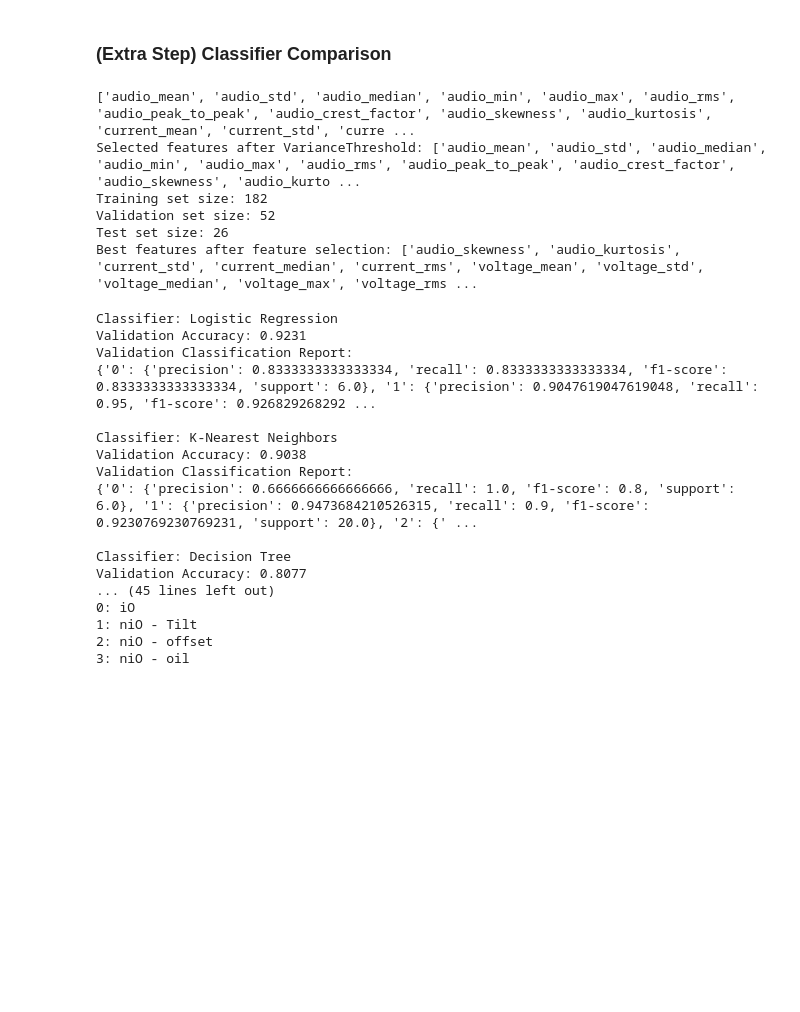
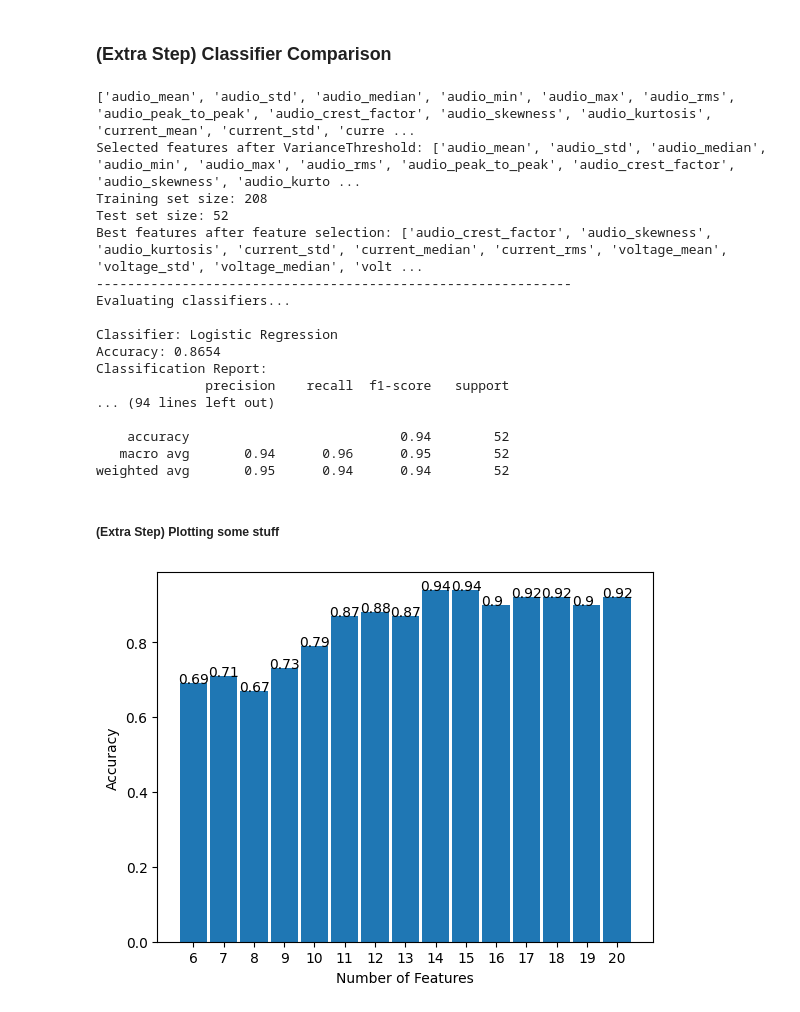
Before and after one commit to ngu-oli/AiInPE_GroupB, a Jupyter notebook: notebook.ipynb, the cells around one changed output. Saved outputs shown, nothing was run; the diff lists cells and outputs as text; code cells hidden in the pictures; blank space fills up the shorter version.

Commit message:
polished model and the comparison

```diff
--- a/notebook.ipynb
+++ b/notebook.ipynb
@@ -165,31 +125,53 @@ cleansed_data_filepath = 'src/Data/0001_Database_with_features.xlsx'
 alt_model = ClassifierComparison(cleansed_data_filepath)
 alt_model.load_data()
 alt_model.preprocess_data()
-alt_model.compare_classifiers(top_features=13)
-
-
-feature_importance_evaluator.print_class_mapping()
+alt_model.compare_classifiers(top_features=14)
 # %% [output]
 ['audio_mean', 'audio_std', 'audio_median', 'audio_min', 'audio_max', 'audio_rms', 'audio_peak_to_peak', 'audio_crest_factor', 'audio_skewness', 'audio_kurtosis', 'current_mean', 'current_std', 'curre ...
 Selected features after VarianceThreshold: ['audio_mean', 'audio_std', 'audio_median', 'audio_min', 'audio_max', 'audio_rms', 'audio_peak_to_peak', 'audio_crest_factor', 'audio_skewness', 'audio_kurto ...
-Training set size: 182
-Validation set size: 52
-Test set size: 26
-Best features after feature selection: ['audio_skewness', 'audio_kurtosis', 'current_std', 'current_median', 'current_rms', 'voltage_mean', 'voltage_std', 'voltage_median', 'voltage_max', 'voltage_rms ...
+Training set size: 208
+Test set size: 52
+Best features after feature selection: ['audio_crest_factor', 'audio_skewness', 'audio_kurtosis', 'current_std', 'current_median', 'current_rms', 'voltage_mean', 'voltage_std', 'voltage_median', 'volt ...
+-------------------------------------------------------------
+Evaluating classifiers...
+
+Classifier: Logistic Regression
+Accuracy: 0.8654
+Classification Report:
+              precision    recall  f1-score   support
+... (94 lines left out)
+
+    accuracy                           0.94        52
+   macro avg       0.94      0.96      0.95        52
+weighted avg       0.95      0.94      0.94        52
-Classifier: Logistic Regression
-Validation Accuracy: 0.9231
-Validation Classification Report:
-{'0': {'precision': 0.8333333333333334, 'recall': 0.8333333333333334, 'f1-score': 0.8333333333333334, 'support': 6.0}, '1': {'precision': 0.9047619047619048, 'recall': 0.95, 'f1-score': 0.926829268292 ...
-
-Classifier: K-Nearest Neighbors
-Validation Accuracy: 0.9038
-Validation Classification Report:
-{'0': {'precision': 0.6666666666666666, 'recall': 1.0, 'f1-score': 0.8, 'support': 6.0}, '1': {'precision': 0.9473684210526315, 'recall': 0.9, 'f1-score': 0.9230769230769231, 'support': 20.0}, '2': {' ...
-
-Classifier: Decision Tree
-Validation Accuracy: 0.8077
-... (45 lines left out)
-0: iO
-1: niO - Tilt
-2: niO - offset
-3: niO - oil
+# %% [markdown]
+##### (Extra Step) Plotting some stuff
+# %%
+import matplotlib.pyplot as plt
+import numpy as np
+
+def addlabels(x,y):
+    for i in range(len(x)):
+        plt.text(i+5.5,y[i],y[i])
+
+# x axis values
+left  = [6,7,8,9,10,11,12,13,14,15,16,17,18,19,20]
+# corresponding y axis values
+height  = [0.69, 0.71, 0.67, 0.73, 0.79, 0.87, 0.88, 0.87, 0.94, 0.94, 0.90, 0.92, 0.92, 0.90, 0.92]
+
+tick_label = [6,7,8,9,10,11,12,13,14,15,16,17,18,19,20]
+
+# plotting the points
+plt.bar(left, height, tick_label = tick_label, width = 0.9)
+addlabels(left, height)
+
+# naming the x axis
+plt.xlabel('Number of Features')
+# naming the y axis
+plt.ylabel('Accuracy')
+
+
+# function to show the plot
+plt.show()
+# %% [output]
+[figure, added]
```
Also changed, not shown: parts of 3 cells of this notebook, 2 other files.
